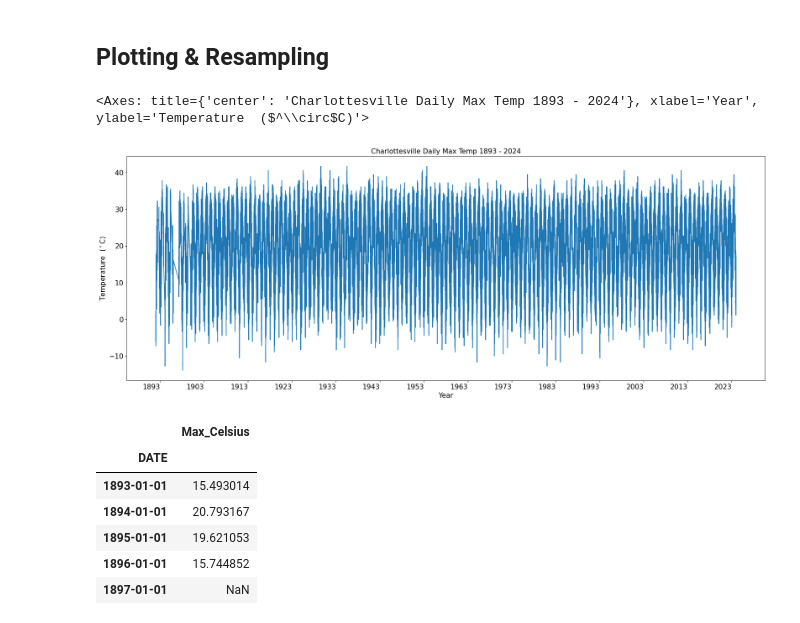
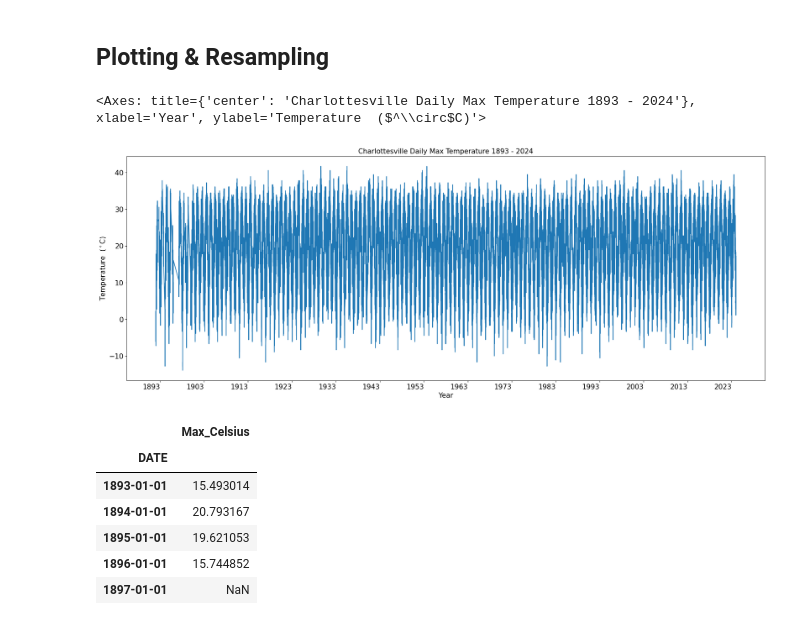
Before and after one commit to cmcara/02-climate-cmcara, a Jupyter notebook: 07_Cville_Portfolio.ipynb, the cells around one changed output. Saved outputs shown, nothing was run; the diff lists cells and outputs as text; code cells hidden in the pictures.

```diff
--- a/07_Cville_Portfolio.ipynb
+++ b/07_Cville_Portfolio.ipynb
@@ -121,34 +121,34 @@ cville_df
 # %%
 # Plot all daily data points
 cville_plot = cville_df.plot(
     y='Max_Celsius',
     legend=False,
     fontsize=15,
     figsize=(25,10)
     )
 
 # Change titles and axis label font sizes directly when changing figsize
-cville_plot.set_title('Charlottesville Daily Max Temp 1893 - 2024', fontsize=15)
+cville_plot.set_title('Charlottesville Daily Max Temperature 1893 - 2024', fontsize=15)
 cville_plot.set_xlabel('Year', fontsize=15)
 cville_plot.set_ylabel('Temperature  ($^\circ$C)', fontsize=15)
 
 # Generate x axis label every 10 years instead of 20
 xlabels = pd.date_range(start=cville_df.index.min(), end=cville_df.index.max(),
                        freq='10YE')
 
 # Set the ticks to the plot
 cville_plot.set_xticks(xlabels)
 
 # Format x axis labels to show only the year
 cville_plot.set_xticklabels([tick.year for tick in xlabels])
 
 # Rotate x axis labels
 plt.setp(cville_plot.xaxis.get_majorticklabels(), rotation=0)
 
 cville_plot
 # %% [output]
-<Axes: title={'center': 'Charlottesville Daily Max Temp 1893 - 2024'}, xlabel='Year', ylabel='Temperature  ($^\\circ$C)'>
+<Axes: title={'center': 'Charlottesville Daily Max Temperature 1893 - 2024'}, xlabel='Year', ylabel='Temperature  ($^\\circ$C)'>
-[figure, old version]
+[figure, new version]
 # %%
 # Improve usability by resampling for the mean Max_Celsius value each year
 # 1897 is missing entirely from the data
```
Also changed, not shown: parts of 3 cells of this notebook, 4 other files.
